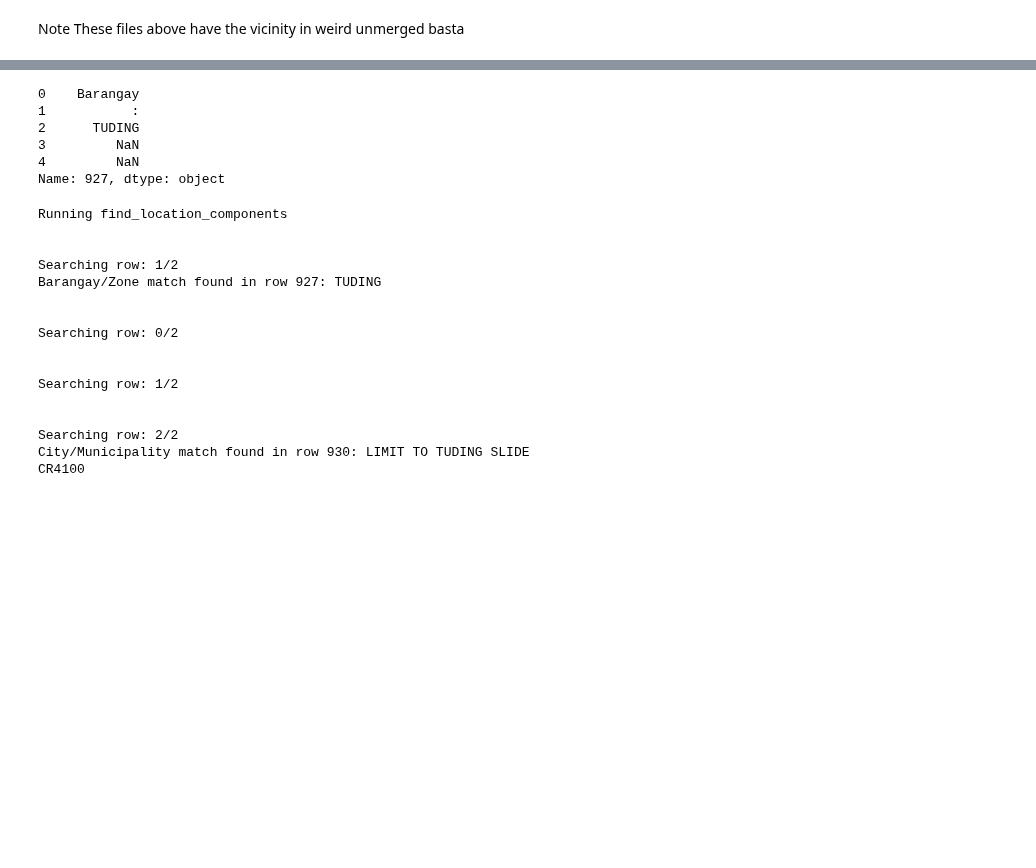
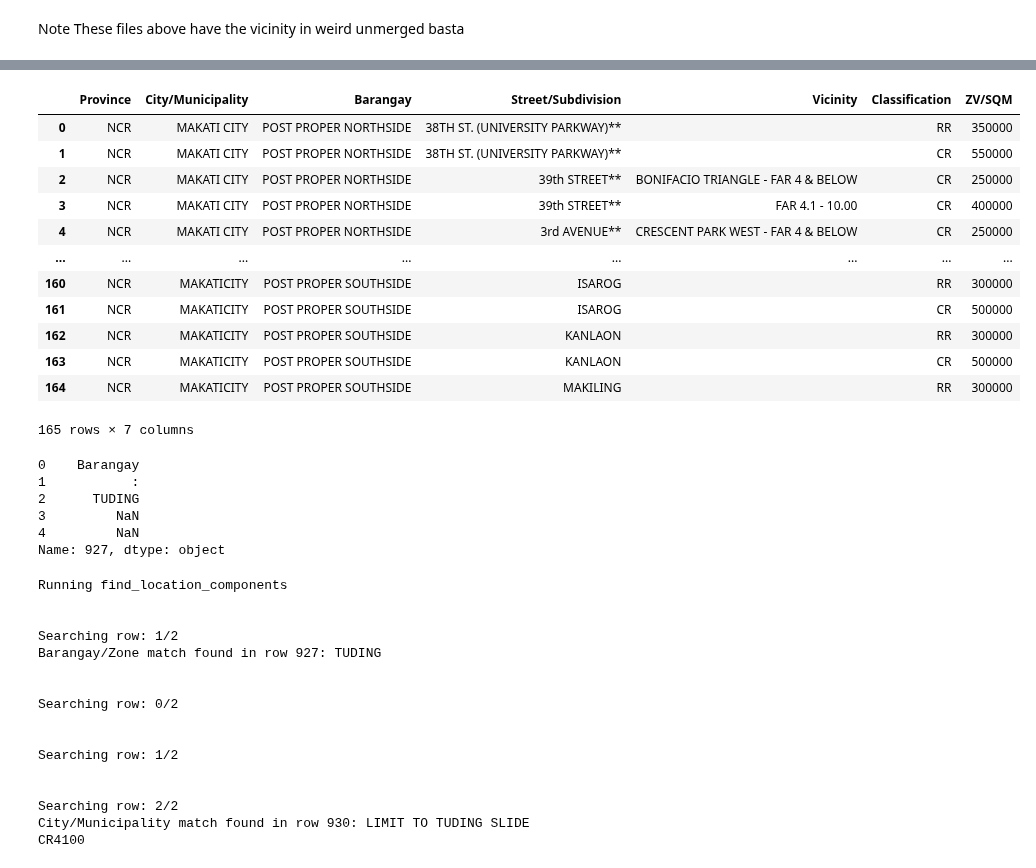
Before and after one commit to lansantuyo/bir-zl-scraping, a Jupyter notebook: Updated Scraper.ipynb, the cells around one changed output, grey strips where cells are left out. Saved outputs shown, nothing was run; the diff lists cells and outputs as text; code cells hidden in the pictures; blank space fills up the shorter version.

```diff
--- a/Updated Scraper.ipynb
+++ b/Updated Scraper.ipynb
@@ -1108,3 +1083,19 @@ Total tables processed: 5
+# %%
+main(df, debug=False, start=1900, end=2100, debug_location=False, debug_header=False)
+# %% [output]
+|  | Province | City/Municipality | Barangay | Street/Subdivision | Vicinity | Classification | ZV/SQM |
+| 0 | NCR | MAKATI CITY | POST PROPER NORTHSIDE | 38TH ST. (UNIVERSITY PARKWAY)** |  | RR | 350000 |
+| 1 | NCR | MAKATI CITY | POST PROPER NORTHSIDE | 38TH ST. (UNIVERSITY PARKWAY)** |  | CR | 550000 |
+| 2 | NCR | MAKATI CITY | POST PROPER NORTHSIDE | 39th STREET** | BONIFACIO TRIANGLE - FAR 4 & BELOW | CR | 250000 |
+| 3 | NCR | MAKATI CITY | POST PROPER NORTHSIDE | 39th STREET** | FAR 4.1 - 10.00 | CR | 400000 |
+| 4 | NCR | MAKATI CITY | POST PROPER NORTHSIDE | 3rd AVENUE** | CRESCENT PARK WEST - FAR 4 & BELOW | CR | 250000 |
+| ... | ... | ... | ... | ... | ... | ... | ... |
+| 160 | NCR | MAKATICITY | POST PROPER SOUTHSIDE | ISAROG |  | RR | 300000 |
+| 161 | NCR | MAKATICITY | POST PROPER SOUTHSIDE | ISAROG |  | CR | 500000 |
+| 162 | NCR | MAKATICITY | POST PROPER SOUTHSIDE | KANLAON |  | RR | 300000 |
+| 163 | NCR | MAKATICITY | POST PROPER SOUTHSIDE | KANLAON |  | CR | 500000 |
+| 164 | NCR | MAKATICITY | POST PROPER SOUTHSIDE | MAKILING |  | RR | 300000 |
+165 rows × 7 columns
 # %%
 df.iloc[927]
 # %% [output]
```
Also changed, not shown: parts of 5 cells of this notebook.
